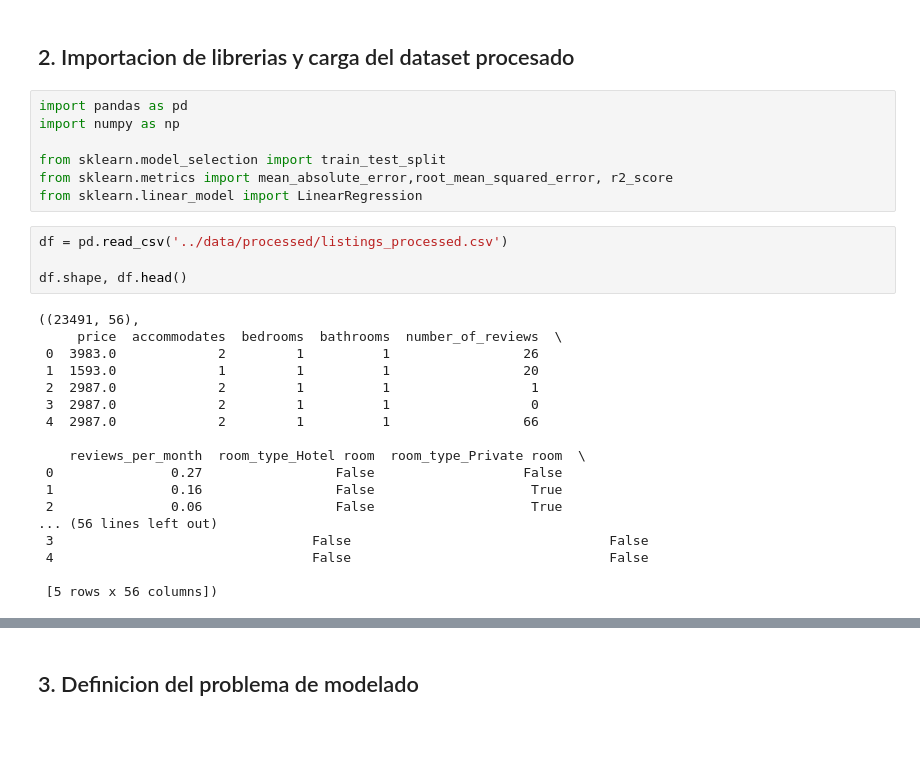
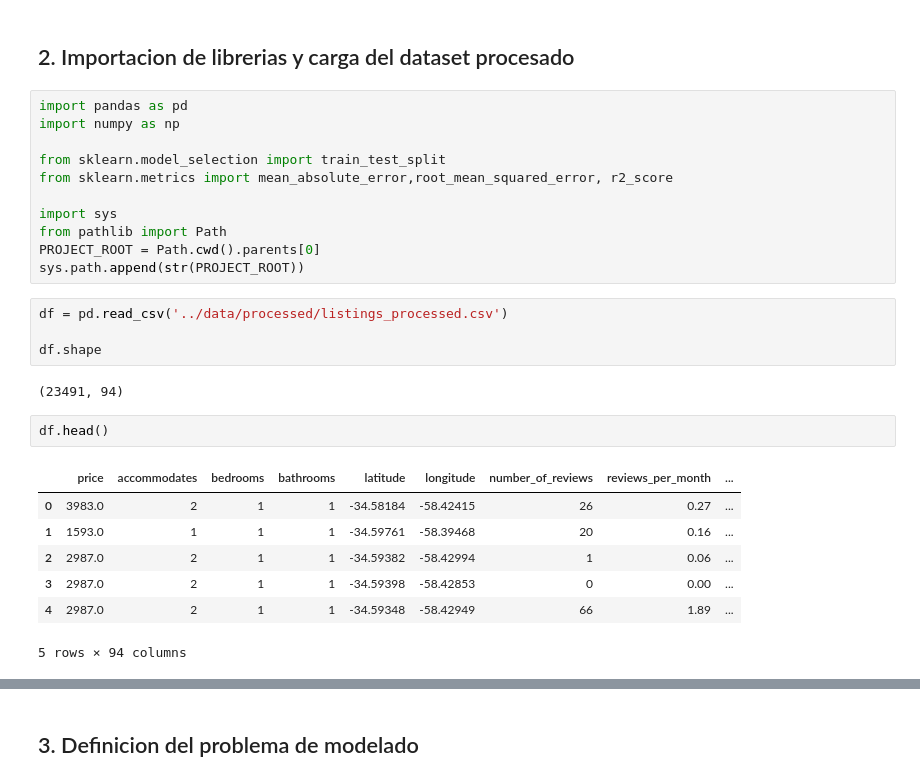
Before and after one commit to BrianDobler/datascience-airbnb-DH, a Jupyter notebook: notebooks/etapa_03_ml.ipynb, the cells around one changed output, grey strips where cells are left out. Saved outputs shown, nothing was run; the diff lists cells and outputs as text; blank space fills up the shorter version.

```diff
--- a/notebooks/etapa_03_ml.ipynb
+++ b/notebooks/etapa_03_ml.ipynb
@@ -11,29 +11,27 @@ import numpy as np
 
 from sklearn.model_selection import train_test_split
 from sklearn.metrics import mean_absolute_error,root_mean_squared_error, r2_score
-from sklearn.linear_model import LinearRegression
+
+import sys
+from pathlib import Path
+PROJECT_ROOT = Path.cwd().parents[0]
+sys.path.append(str(PROJECT_ROOT))
 # %%
 df = pd.read_csv('../data/processed/listings_processed.csv')
 
-df.shape, df.head()
+df.shape
 # %% [output]
-((23491, 56),
-     price  accommodates  bedrooms  bathrooms  number_of_reviews  \
- 0  3983.0             2         1          1                 26
- 1  1593.0             1         1          1                 20
- 2  2987.0             2         1          1                  1
- 3  2987.0             2         1          1                  0
- 4  2987.0             2         1          1                 66
-
-    reviews_per_month  room_type_Hotel room  room_type_Private room  \
- 0               0.27                 False                   False
- 1               0.16                 False                    True
- 2               0.06                 False                    True
-... (56 lines left out)
- 3                                 False                                 False
- 4                                 False                                 False
-
- [5 rows x 56 columns])
+(23491, 94)
+# %%
+df.head()
+# %% [output]
+|  | price | accommodates | bedrooms | bathrooms | latitude | longitude | number_of_reviews | reviews_per_month | ... |
+| 0 | 3983.0 | 2 | 1 | 1 | -34.58184 | -58.42415 | 26 | 0.27 | ... |
+| 1 | 1593.0 | 1 | 1 | 1 | -34.59761 | -58.39468 | 20 | 0.16 | ... |
+| 2 | 2987.0 | 2 | 1 | 1 | -34.59382 | -58.42994 | 1 | 0.06 | ... |
+| 3 | 2987.0 | 2 | 1 | 1 | -34.59398 | -58.42853 | 0 | 0.00 | ... |
+| 4 | 2987.0 | 2 | 1 | 1 | -34.59348 | -58.42949 | 66 | 1.89 | ... |
+5 rows × 94 columns
 # %%
 df.info()
 # %% [output]
```
Also changed, not shown: parts of 44 cells of this notebook, 16 other files.
